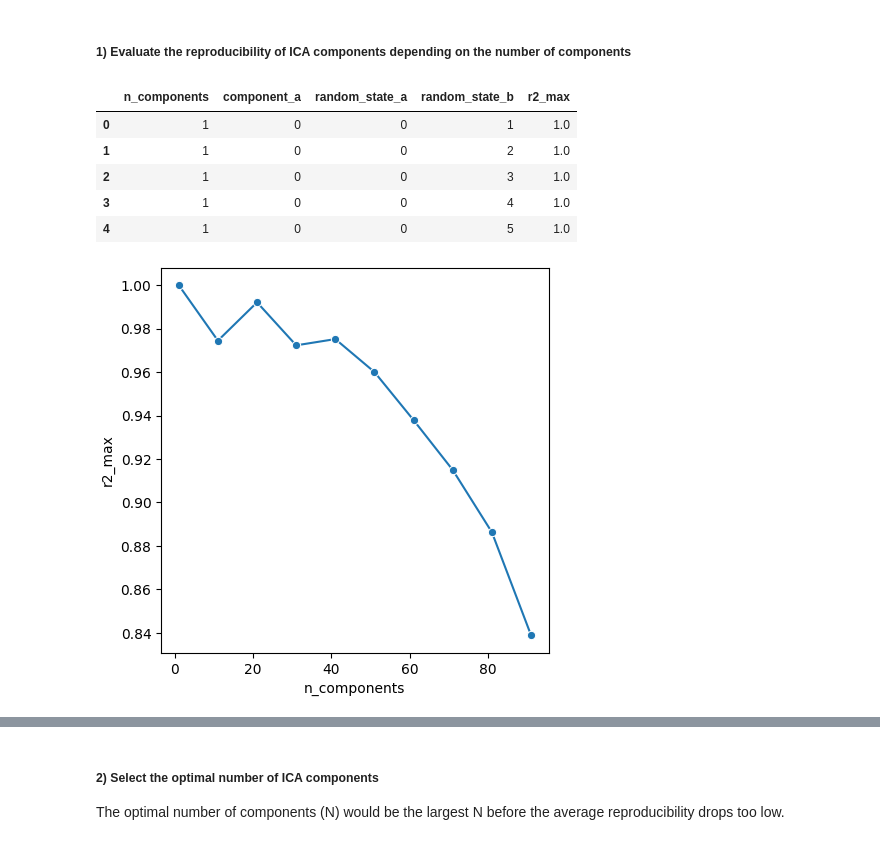
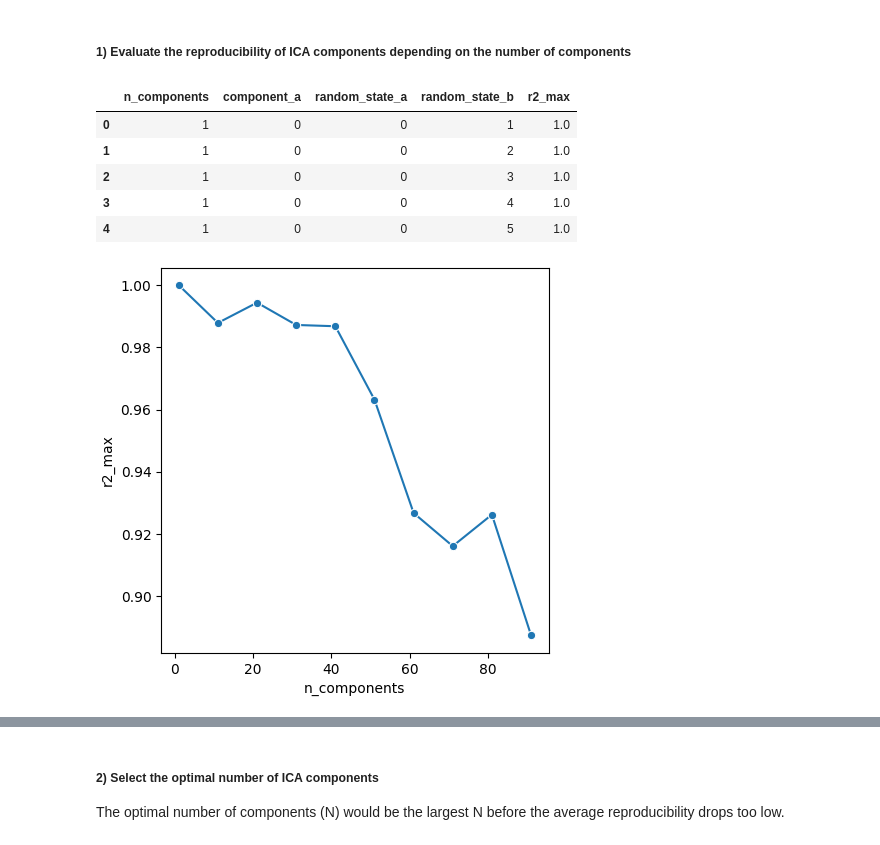
Before and after one commit to AndreaRMICL/omics_tools, a Jupyter notebook: notebooks/multivariate_unsupervised.ipynb, the cells around one changed output, grey strips where cells are left out. Drawn from its saved outputs; the diff is of its cells as text; code cells hidden in the pictures.

```diff
--- a/notebooks/multivariate_unsupervised.ipynb
+++ b/notebooks/multivariate_unsupervised.ipynb
@@ -21,7 +21,7 @@ from omics_tools import association, enrichment, multivariate, preprocessing
 # %%
 DATA_DIRECTORY = "/Users/ar3513/Code/data/"
 # %%
-data = pd.read_parquet(pjoin(DATA_DIRECTORY, "uc_gse109142_data.parquet")).set_index("sample_id")
+data = pd.read_parquet(pjoin(DATA_DIRECTORY, "uc_gse109142_data_tpm.parquet")).set_index("sample_id")
 data = data[data.columns[(data.median() > 0.02)]] # remove very lowly expressed genes
 
 metadata = pd.read_parquet(pjoin(DATA_DIRECTORY, "uc_gse109142_metadata.parquet")).set_index("sample_id")
@@ -89,10 +89,11 @@ plt.show()
 # between each of the components of given run and all other components of another run.
 
 metrics = Parallel(n_jobs=-1)(
-    delayed(multivariate.ica_reproducibility)(
+    delayed(evaluation.lvm_reproducibility)(
         data=data_normalised,
         n_components=n_components,
-        n_random_states=10
+        n_random_states=10,
+        lvm_method=evaluation.LvmMethod.ICA
     )
     for n_components in range(1, 100, 10)
 )
@@ -102,31 +103,31 @@ metrics_nc_avg = (metrics
                   ["r2_max"]
                   .median()
                   .to_frame()
                   .reset_index()
                  ) # metrics aggregated by number of components (nc)
 metrics_nc_rs_avg = (metrics
                      .groupby(["n_components", "random_state_a"])
                      ["r2_max"]
                      .median()
                      .to_frame()
                      .reset_index()
                     ) # metrics aggregated by number of components (nc) and random state (rs)
 
 display(metrics.head()) # R2 is the maximum correlation between each of the components of given run and all other components of another run.
 
 # Plot the average component similarity (R2_max) across all for the different number of components evaluated
 plt.figure(figsize=(5, 5))
 sns.lineplot(data=metrics.groupby("n_components")["r2_max"].median().to_frame().reset_index(),
                 x="n_components",
                 y="r2_max",
                 marker="o"
                )
 plt.show()
 # %% [output]
 |  | n_components | component_a | random_state_a | random_state_b | r2_max |
 | 0 | 1 | 0 | 0 | 1 | 1.0 |
 | 1 | 1 | 0 | 0 | 2 | 1.0 |
 | 2 | 1 | 0 | 0 | 3 | 1.0 |
 | 3 | 1 | 0 | 0 | 4 | 1.0 |
 | 4 | 1 | 0 | 0 | 5 | 1.0 |
-[figure, old version]
+[figure, new version]
```
Also changed, not shown: parts of 14 cells of this notebook, 8 other files.
